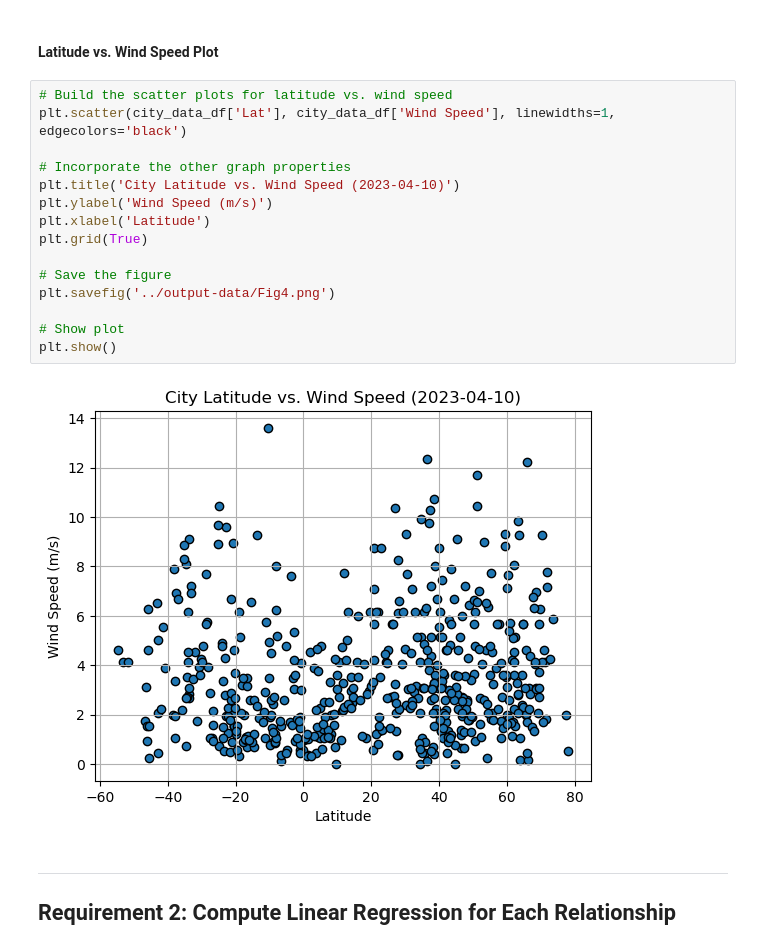
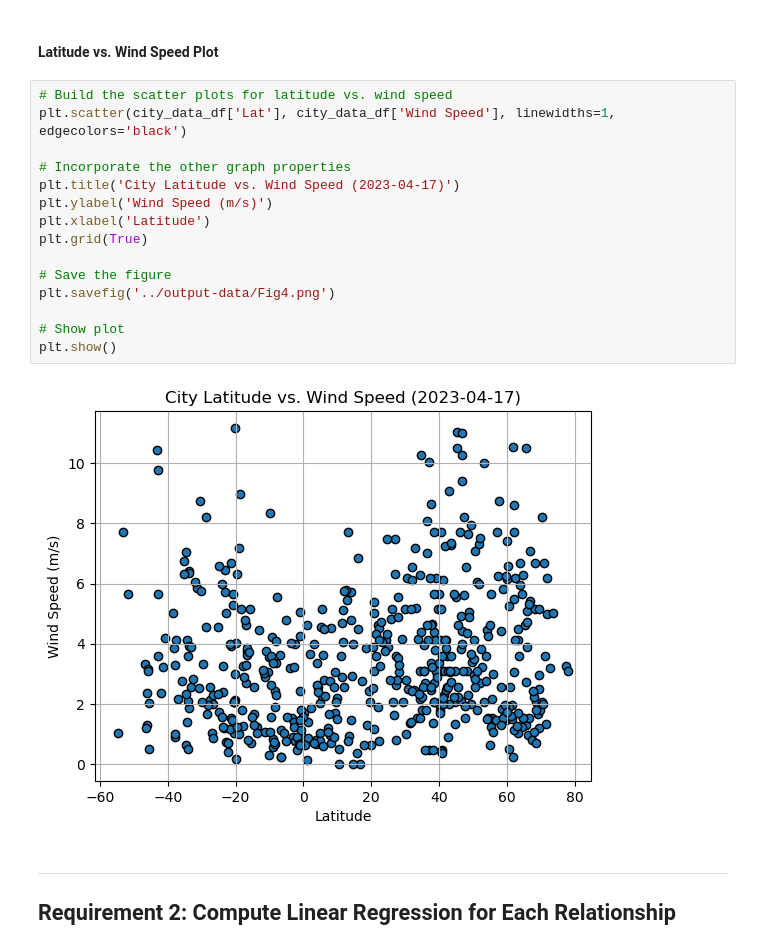
Before and after one commit to dan-murillo/python-api-challenge, a Jupyter notebook: WeatherPy/WeatherPy.ipynb, the cells around one changed output. Cells and saved outputs as stored; diff of their text form.

```diff
--- a/WeatherPy/WeatherPy.ipynb
+++ b/WeatherPy/WeatherPy.ipynb
@@ -250,20 +250,20 @@ plt.show()
 # %%
 # Build the scatter plots for latitude vs. wind speed
 plt.scatter(city_data_df['Lat'], city_data_df['Wind Speed'], linewidths=1, edgecolors='black')
 
 # Incorporate the other graph properties
-plt.title('City Latitude vs. Wind Speed (2023-04-10)')
+plt.title('City Latitude vs. Wind Speed (2023-04-17)')
 plt.ylabel('Wind Speed (m/s)')
 plt.xlabel('Latitude')
 plt.grid(True)
 
 # Save the figure
 plt.savefig('../output-data/Fig4.png')
 
 # Show plot
 plt.show()
 # %% [output]
-[figure, old version]
+[figure, new version]
 # %% [markdown]
 ---
 
```
Also changed, not shown: parts of 22 cells of this notebook, 5 other files.
